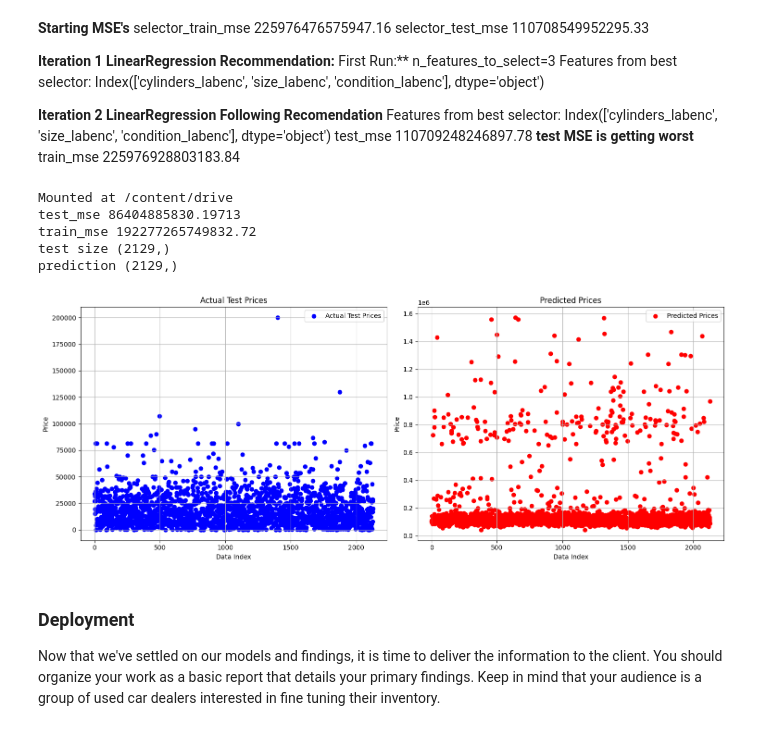
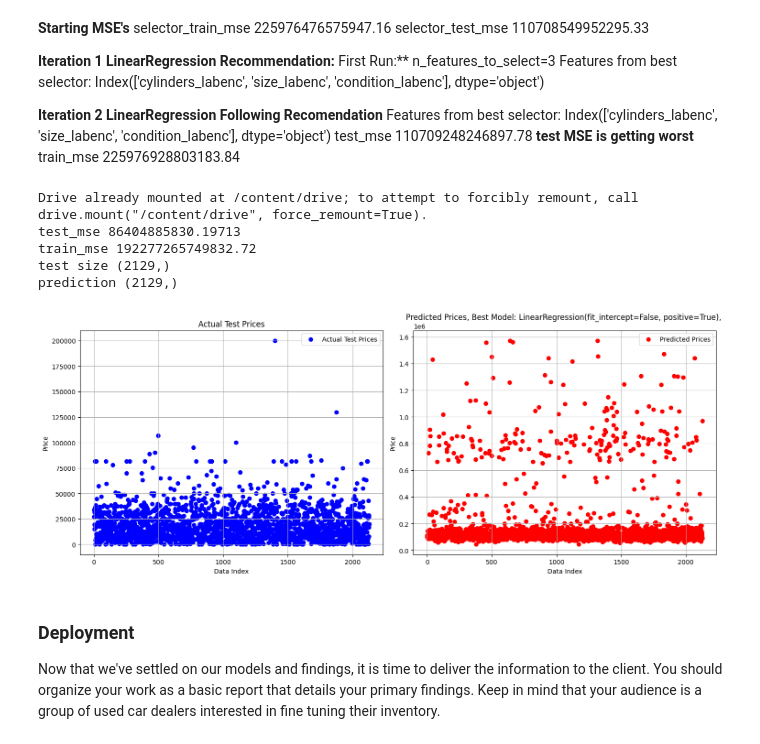
Before and after one commit to aaghouse/ML_UsedCarsPrice, a Jupyter notebook: Copy_of_What_features_are_valuable_in_used_car.ipynb, the cells around one changed output. Cells and saved outputs as stored; diff of their text form; code cells hidden in the pictures.

```diff
--- a/Copy_of_What_features_are_valuable_in_used_car.ipynb
+++ b/Copy_of_What_features_are_valuable_in_used_car.ipynb
@@ -1381,6 +1381,12 @@ Features from best selector: Index(['cylinders_labenc', 'size_labenc', 'conditio
 test_mse 110709248246897.78  **test MSE is getting worst**
 train_mse 225976928803183.84
 # %%
+# Using the choosen Model
+# Best Model: 'model', LinearRegression(fit_intercept=False, positive=True) Best MSE test set score: 110665904052923.72
+# Best Features to select for better prediction: 'region_state', 'odometer' Best Degree for the polunomial: 1
+# We are sampling 0.005% of the test data and using the model to predict the price and showing the scatter plots
+# Side by side for comparison
+
 from sklearn.linear_model import LinearRegression
 from sklearn.pipeline import Pipeline
 from sklearn.preprocessing import PolynomialFeatures, OneHotEncoder, OrdinalEncoder
@@ -1422,36 +1428,36 @@ poly_model.get_params()
 
 #####
 import numpy as np
 import matplotlib.pyplot as plt
 
 # Create a figure with two subplots
 fig, axes = plt.subplots(1, 2, figsize=(15, 6))
 
 # Plotting scatter plot of actual test prices in the first subplot (blue)
 axes[0].scatter(np.arange(len(y_test)), y_test, color='blue', label='Actual Test Prices')
 axes[0].set_title('Actual Test Prices')
 axes[0].set_xlabel('Data Index')
 axes[0].set_ylabel('Price')
 axes[0].legend()
 axes[0].grid(True)
 
 # Plotting scatter plot of predicted prices (p2) in the second subplot (red)
 axes[1].scatter(np.arange(len(p2)), p2, color='red', label='Predicted Prices')
-axes[1].set_title('Predicted Prices')
+axes[1].set_title('Predicted Prices, Best Model: LinearRegression(fit_intercept=False, positive=True), ')
 axes[1].set_xlabel('Data Index')
 axes[1].set_ylabel('Price')
 axes[1].legend()
 axes[1].grid(True)
 
 plt.tight_layout()
 plt.show()
 # %% [output]
-Mounted at /content/drive
+Drive already mounted at /content/drive; to attempt to forcibly remount, call drive.mount("/content/drive", force_remount=True).
 test_mse 86404885830.19713
 train_mse 192277265749832.72
 test size (2129,)
 prediction (2129,)
-[figure, old version]
+[figure, new version]
 # %% [markdown]
 ### Deployment
 
```
